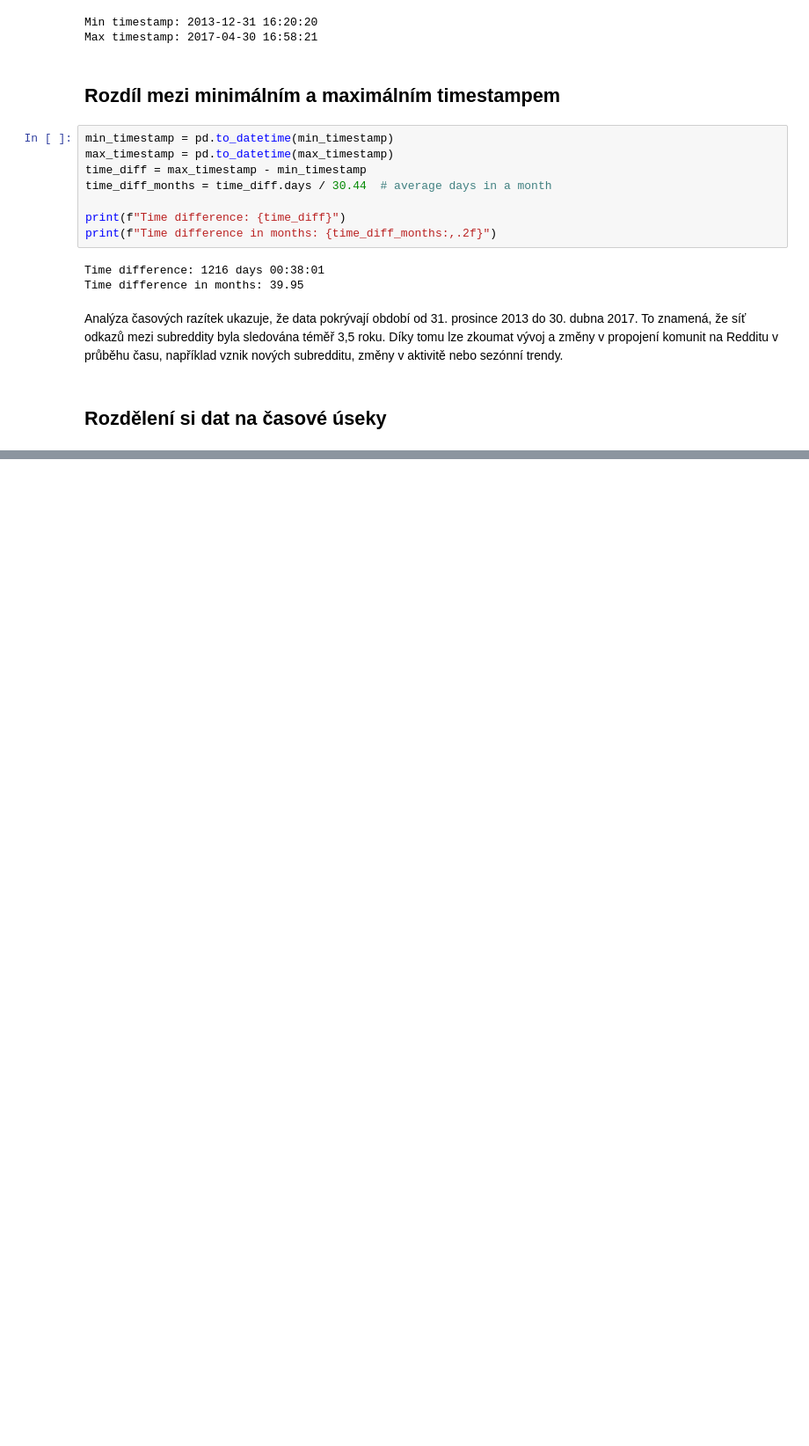
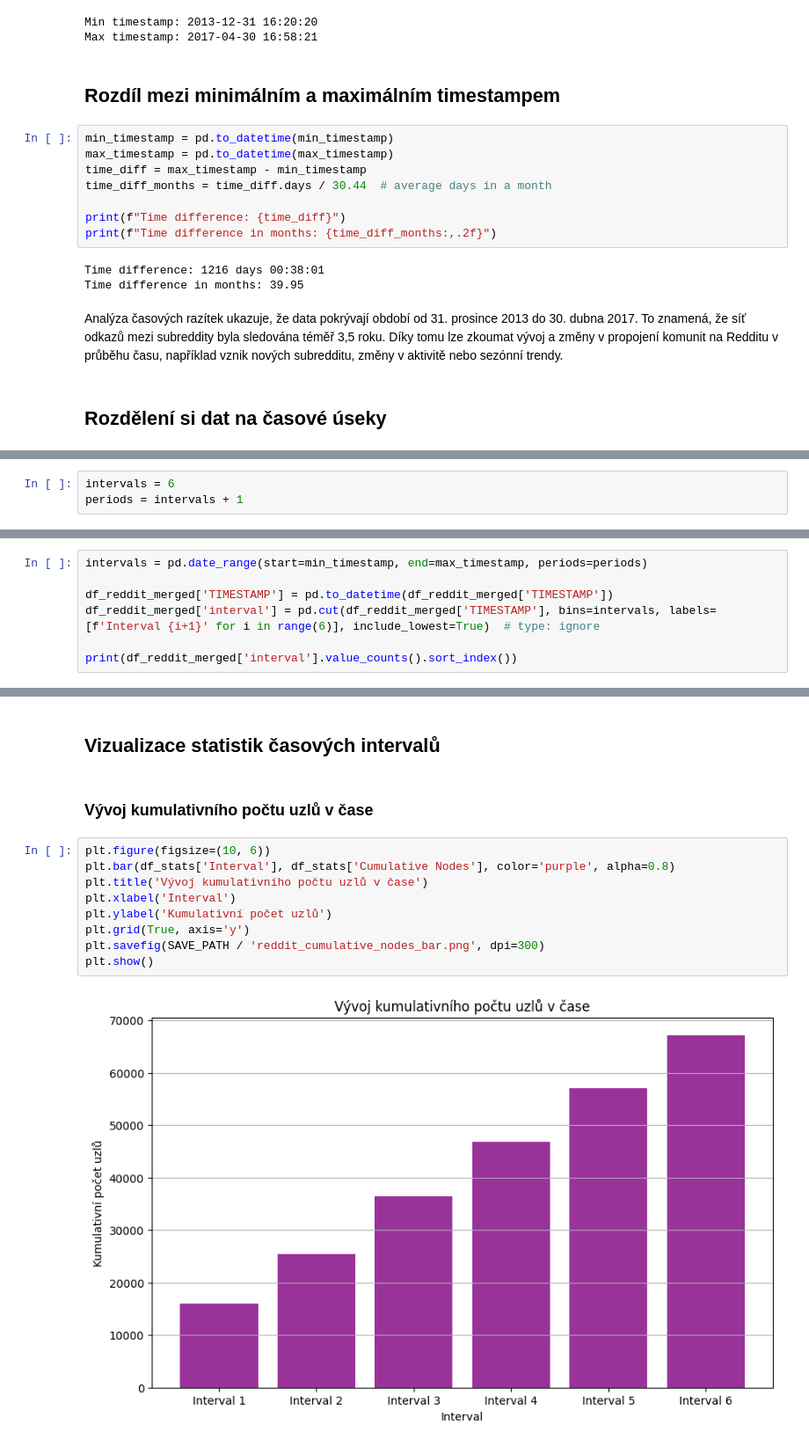
Before and after one commit to SLI0124/metody-analyzy-siti-ii, a Jupyter notebook: projects/data_analysis.ipynb, the cells around one changed output, grey strips where cells are left out. Shown at 88% size. Saved outputs shown, nothing was run; the diff lists cells and outputs as text; blank space fills up the shorter version.

Commit message:
feat(proj_a): some timestamp analysis

```diff
--- a/projects/data_analysis.ipynb
+++ b/projects/data_analysis.ipynb
@@ -530,0 +590,3 @@ Analýza časových razítek ukazuje, že data pokrývají období od 31. prosin
+# %%
+intervals = 6
+periods = intervals + 1
@@ -530,0 +595,7 @@ Analýza časových razítek ukazuje, že data pokrývají období od 31. prosin
+# %%
+intervals = pd.date_range(start=min_timestamp, end=max_timestamp, periods=periods)
+
+df_reddit_merged['TIMESTAMP'] = pd.to_datetime(df_reddit_merged['TIMESTAMP'])
+df_reddit_merged['interval'] = pd.cut(df_reddit_merged['TIMESTAMP'], bins=intervals, labels=[f'Interval {i+1}' for i in range(6)], include_lowest=True)  # type: ignore
+
+print(df_reddit_merged['interval'].value_counts().sort_index())
@@ -530,0 +666,15 @@ Analýza časových razítek ukazuje, že data pokrývají období od 31. prosin
+# %% [markdown]
+## Vizualizace statistik časových intervalů
+# %% [markdown]
+### Vývoj kumulativního počtu uzlů v čase
+# %%
+plt.figure(figsize=(10, 6))
+plt.bar(df_stats['Interval'], df_stats['Cumulative Nodes'], color='purple', alpha=0.8)
+plt.title('Vývoj kumulativního počtu uzlů v čase')
+plt.xlabel('Interval')
+plt.ylabel('Kumulativní počet uzlů')
+plt.grid(True, axis='y')
+plt.savefig(SAVE_PATH / 'reddit_cumulative_nodes_bar.png', dpi=300)
+plt.show()
+# %% [output]
+[figure, added]
```
Also changed, not shown: parts of 48 cells of this notebook.
